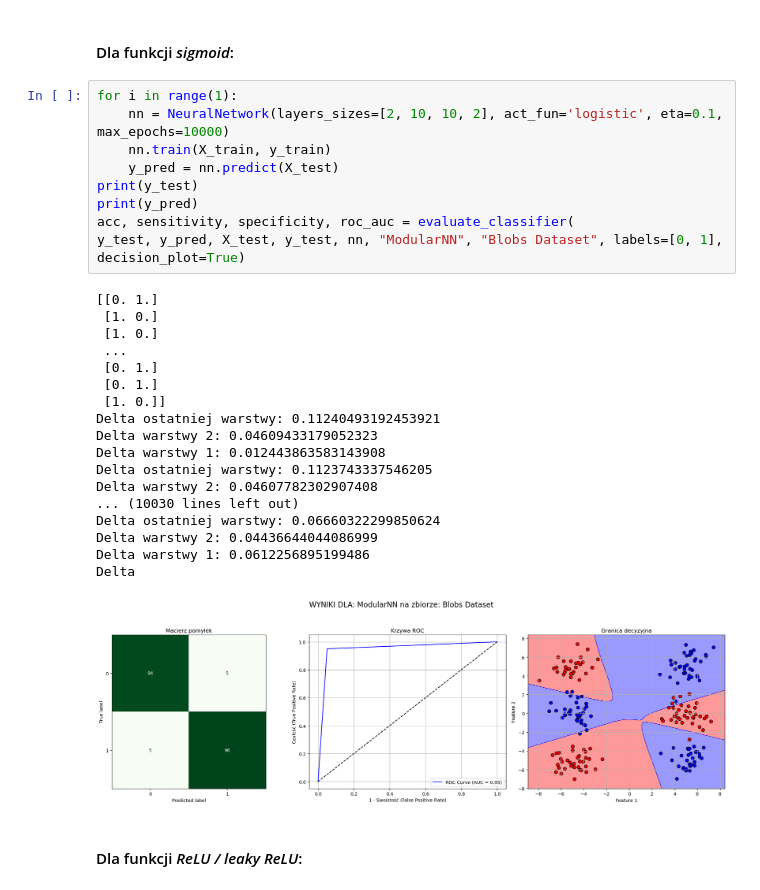
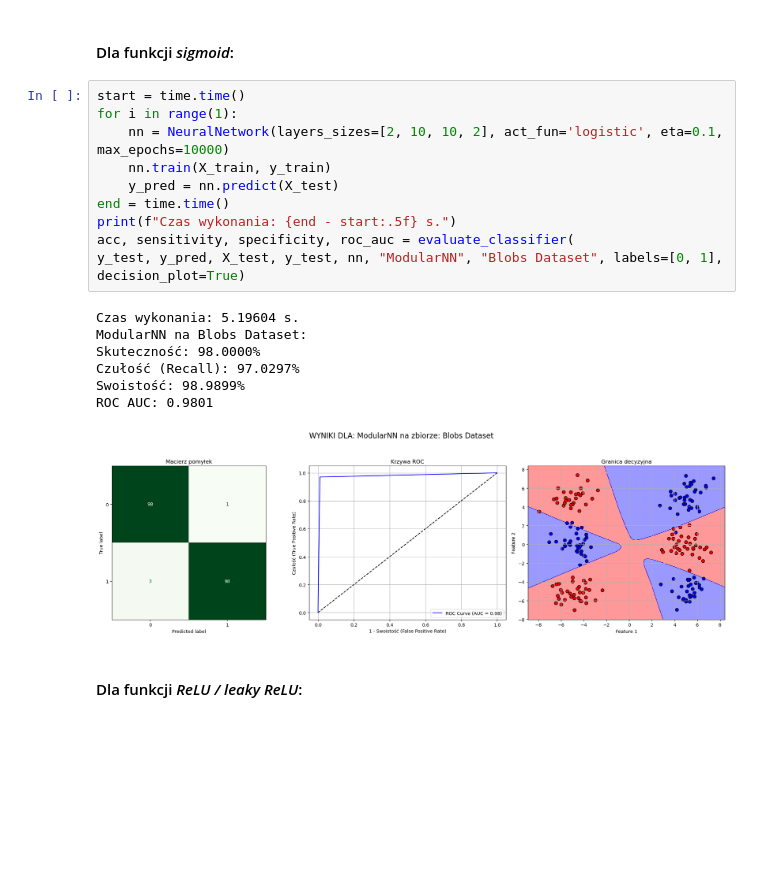
Before and after one commit to Jvsin/ai-studies, a Jupyter notebook: pum2025/LAB8/lab8.ipynb, the cells around one changed output. Cells and saved outputs as stored; diff of their text form; blank space fills up the shorter version.

```diff
--- a/pum2025/LAB8/lab8.ipynb
+++ b/pum2025/LAB8/lab8.ipynb
@@ -200,33 +199,23 @@ plt.show()
 # %% [markdown]
 #### Dla funkcji *sigmoid*:
 # %%
+start = time.time()
 for i in range(1):
     nn = NeuralNetwork(layers_sizes=[2, 10, 10, 2], act_fun='logistic', eta=0.1, max_epochs=10000)
     nn.train(X_train, y_train)
     y_pred = nn.predict(X_test)
-print(y_test)
-print(y_pred)
+end = time.time()
+print(f"Czas wykonania: {end - start:.5f} s.")
 acc, sensitivity, specificity, roc_auc = evaluate_classifier(
 y_test, y_pred, X_test, y_test, nn, "ModularNN", "Blobs Dataset", labels=[0, 1], decision_plot=True)
 # %% [output]
-[[0. 1.]
- [1. 0.]
- [1. 0.]
- ...
- [0. 1.]
- [0. 1.]
- [1. 0.]]
-Delta ostatniej warstwy: 0.11240493192453921
-Delta warstwy 2: 0.04609433179052323
-Delta warstwy 1: 0.012443863583143908
-Delta ostatniej warstwy: 0.1123743337546205
-Delta warstwy 2: 0.04607782302907408
-... (10030 lines left out)
-Delta ostatniej warstwy: 0.06660322299850624
-Delta warstwy 2: 0.04436644044086999
-Delta warstwy 1: 0.0612256895199486
-Delta
+Czas wykonania: 5.19604 s.
+ModularNN na Blobs Dataset:
+Skuteczność: 98.0000%
+Czułość (Recall): 97.0297%
+Swoistość: 98.9899%
+ROC AUC: 0.9801
-[figure, old version]
+[figure, new version]
 # %% [markdown]
 #### Dla funkcji *ReLU / leaky ReLU*:
 # %%
```
Also changed, not shown: parts of 12 cells of this notebook.
